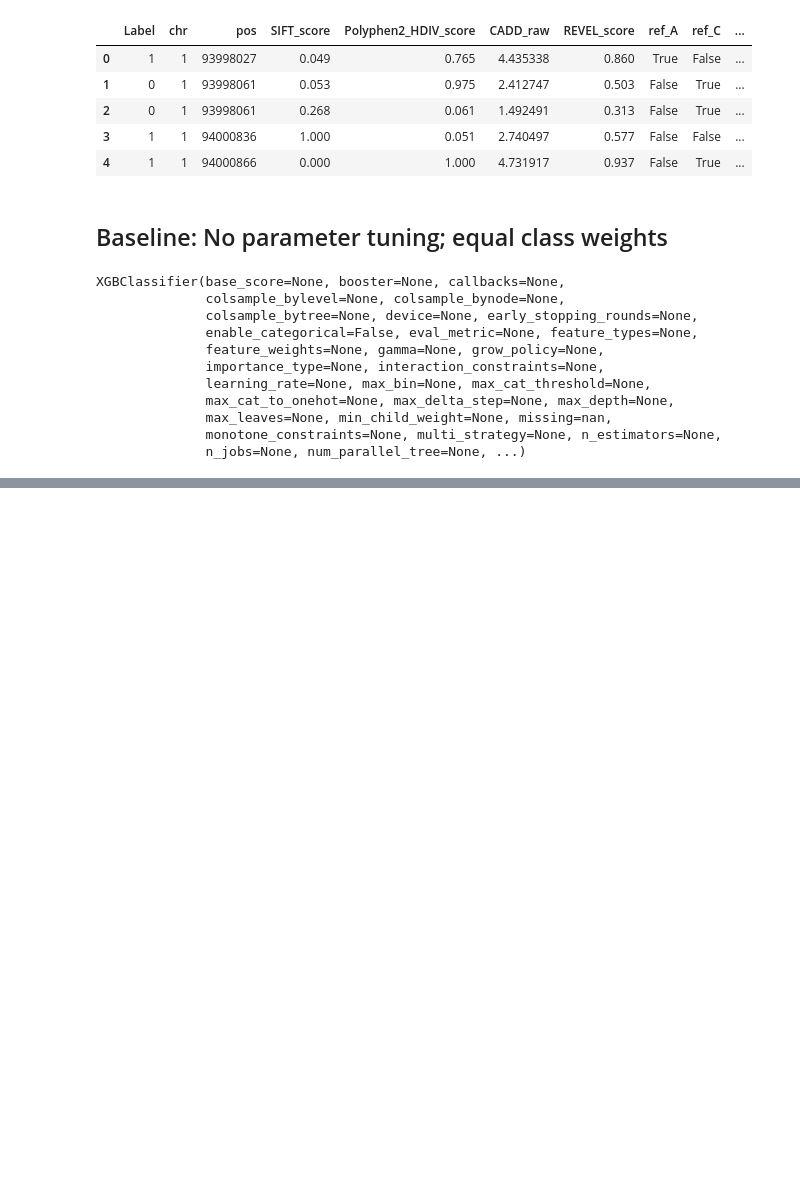
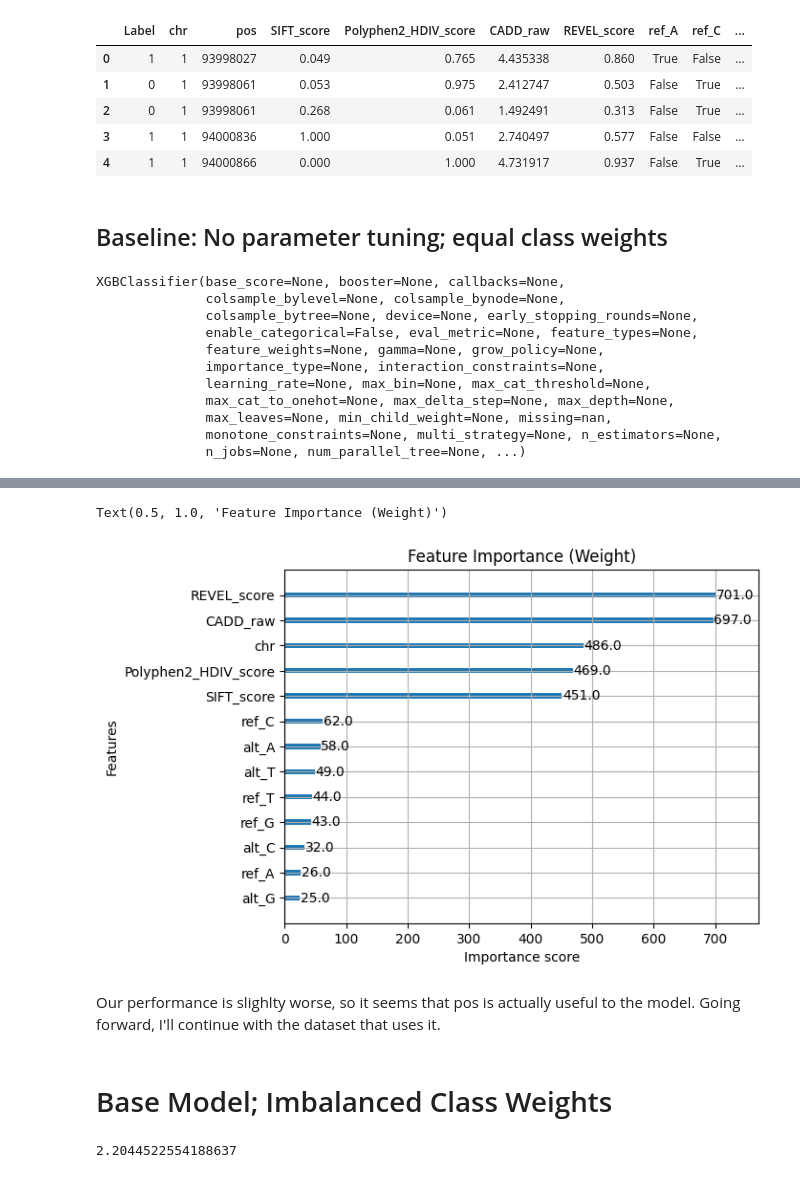
Before and after one commit to Kyan42/cs178-project, a Jupyter notebook: models/XGboost.ipynb, the cells around one changed output, grey strips where cells are left out. Saved outputs shown, nothing was run; the diff lists cells and outputs as text; code cells hidden in the pictures; blank space fills up the shorter version.

Commit message:
Added some more models including class balancing

```diff
--- a/models/XGboost.ipynb
+++ b/models/XGboost.ipynb
@@ -151,0 +165,6 @@ Just the base XGBClassifier netted great results, beating the naive bayes and ge
+# %%
+Xtr_no_pos = Xtr.drop(columns=['pos'])
+Xte_no_pos = Xte.drop(columns=['pos'])
+# %%
+xgb_no_pos = xgb.XGBClassifier(random_state=0, objective='binary:logistic')
+xgb_no_pos.fit(Xtr_no_pos, ytr)
@@ -151,0 +208,17 @@ Just the base XGBClassifier netted great results, beating the naive bayes and ge
+# %%
+xgb.plot_importance(xgb_no_pos, importance_type='weight', max_num_features=15)
+plt.title('Feature Importance (Weight)')
+# %% [output]
+Text(0.5, 1.0, 'Feature Importance (Weight)')
+[figure, added]
+# %% [markdown]
+Our performance is slighlty worse, so it seems that pos is actually useful to the model. Going forward, I'll continue with the dataset that uses it.
+# %% [markdown]
+# Base Model; Imbalanced Class Weights
+# %%
+# Now let's balance the class weights
+weight = np.sum(y==0) / np.sum(y==1)
+print(weight)
+xgb_balanced = xgb.XGBClassifier(random_state=0, objective='binary:logistic', scale_pos_weight=weight)
+# %% [output]
+2.2044522554188637
```
Also changed, not shown: parts of 9 cells of this notebook.
